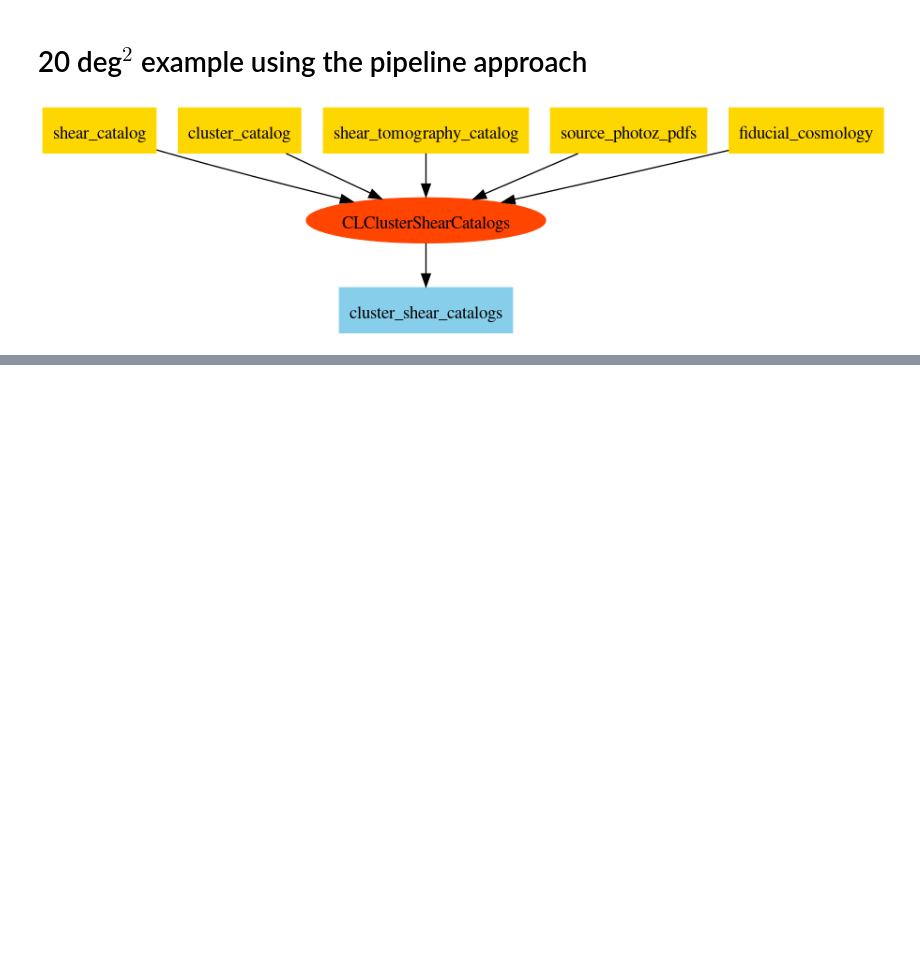
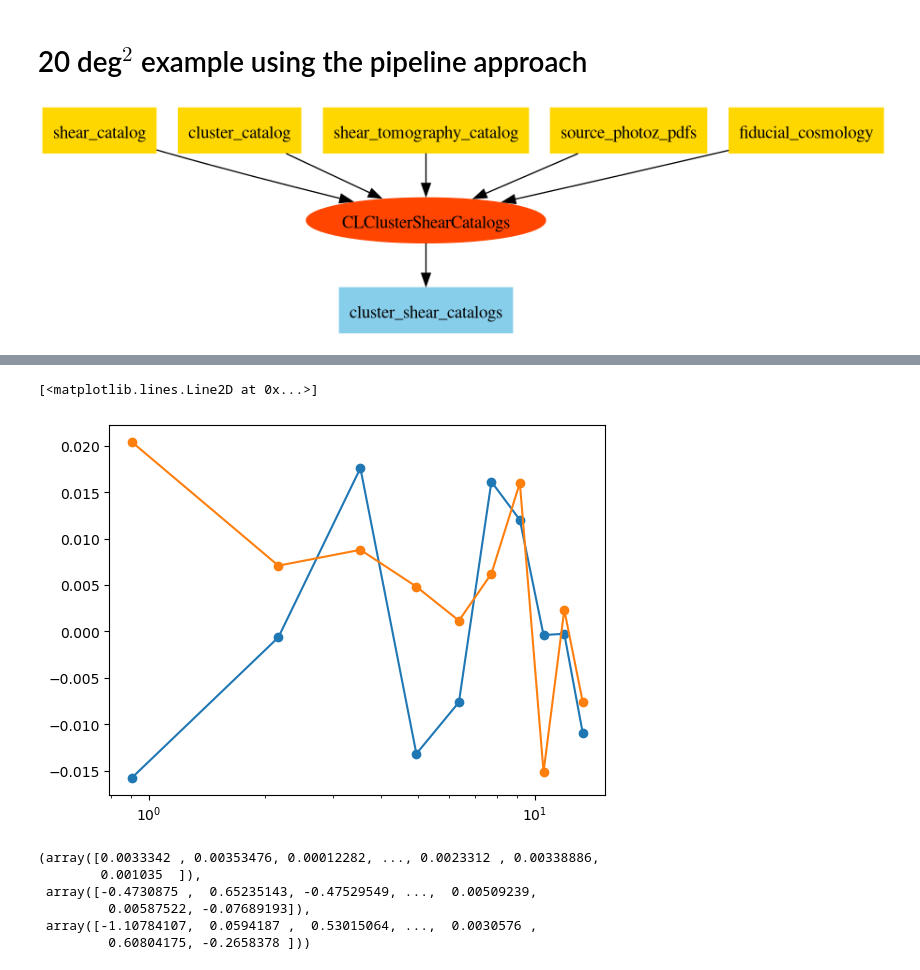
Before and after one commit to LSSTDESC/TXPipe, a Jupyter notebook: notebooks/Run_CL_ClusterShearCatalogs.ipynb, the cells around one changed output, grey strips where cells are left out. Drawn from its saved outputs; the diff is of its cells as text; code cells hidden in the pictures; blank space fills up the shorter version.

```diff
--- a/notebooks/Run_CL_ClusterShearCatalogs.ipynb
+++ b/notebooks/Run_CL_ClusterShearCatalogs.ipynb
@@ -159,0 +234,15 @@ Image(flowchart_file)
+# %%
+plt.semilogx(prof['radius'], prof['p_1'],'o-')
+plt.semilogx(prof['radius'], prof['p_2'],'o-')
+# %% [output]
+[<matplotlib.lines.Line2D at 0x...>]
+[figure, added]
+# %%
+clmm.dataops.compute_tangential_and_cross_components(cluster_info['ra'], cluster_info['dec'],bg_cat['ra'],bg_cat['dec'],bg_cat['e1'], bg_cat['e2'], coordinate_system='celestial')
+# %% [output]
+(array([0.0033342 , 0.00353476, 0.00012282, ..., 0.0023312 , 0.00338886,
+        0.001035  ]),
+ array([-0.4730875 ,  0.65235143, -0.47529549, ...,  0.00509239,
+         0.00587522, -0.07689193]),
+ array([-1.10784107,  0.0594187 ,  0.53015064, ...,  0.0030576 ,
+         0.60804175, -0.2658378 ]))
```
Also changed, not shown: parts of 15 cells of this notebook, 3 other files.
